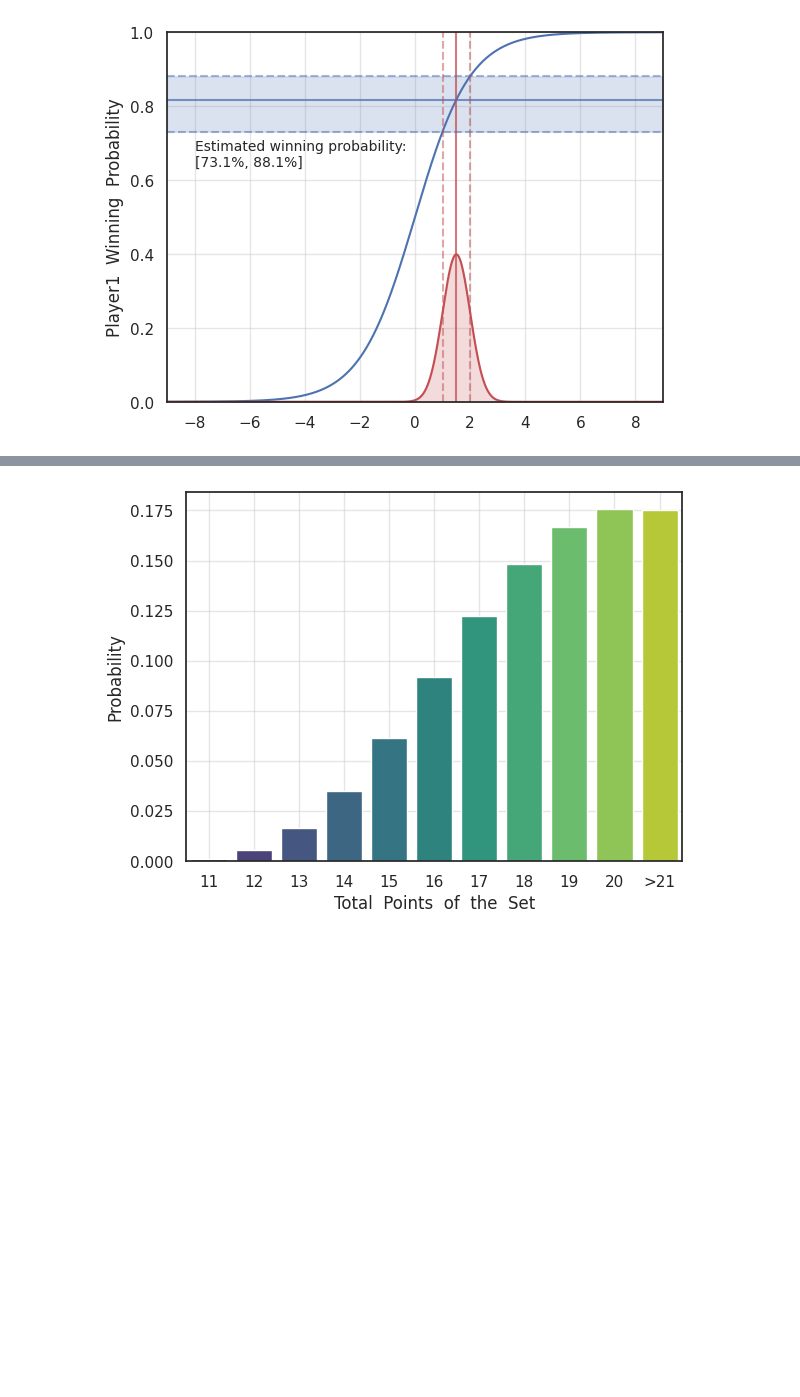
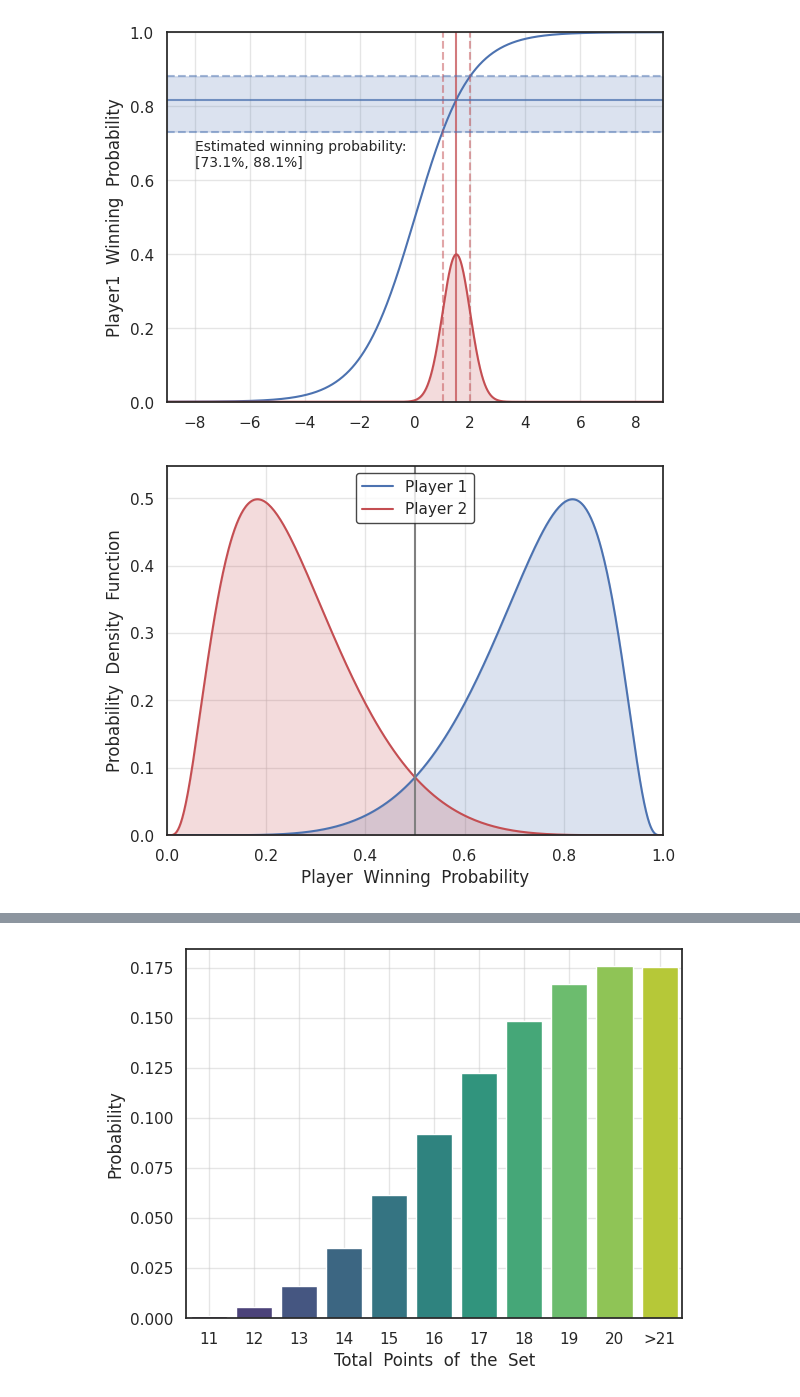
Before and after one commit to ansonkwokth/TableTennisPrediction, a Jupyter notebook: example.ipynb, the cells around one changed output, grey strips where cells are left out. Drawn from its saved outputs; the diff is of its cells as text; code cells hidden in the pictures; blank space fills up the shorter version.

```diff
--- a/example.ipynb
+++ b/example.ipynb
@@ -475,3 +475,43 @@ plt.ylabel("Player1  Winning  Probability");
 plt.margins(x=0)
 # %% [output]
 [figure]
+# %%
+
+from scipy.stats import norm
+
+x = np.linspace(-9, 9, 1000)
+# plt.plot(x, sigmoid(x))
+
+mu = 1.5
+sigma = 0.8
+y = sigmoid(norm.pdf(x, mu, sigma))  # Probability density function
+y = norm.pdf(x, mu, sigma)  # Probability density function
+z = sigmoid(x)
+
+# Plot the Gaussian distribution on top of the existing plot
+y_plot = y
+# y_plot = y_plot - min(y_plot)
+# line, = plt.plot(x, y_plot, 'r-', label='Gaussian Distribution')
+line, = plt.plot(z, y_plot, 'b-', label='Player 1')
+plt.fill_between(z, y_plot, color=line.get_color(), alpha=0.2)
+line, = plt.plot(1-z, y_plot, 'r-', label='Player 2')
+plt.fill_between(1-z, y_plot, color=line.get_color(), alpha=0.2)
+# plt.fill_between(x, y_plot, color=line.get_color(), alpha=0.2)
+
+
+plt.axvline(0.5, color='grey')
+# Add gridlines
+plt.grid(True, linestyle='-', alpha=0.5)
+# plt.yticks([])
+plt.xlim(0, 1)
+plt.ylim(0, max(y_plot)*1.1)
+plt.ylabel("Probability  Density  Function");
+plt.xlabel("Player  Winning  Probability");
+legend = plt.legend()
+frame = legend.get_frame()
+frame.set_facecolor('white')
+frame.set_edgecolor('k')
+
+plt.margins(x=0)
+# %% [output]
+[figure, added]
```
Also changed, not shown: parts of 10 cells of this notebook.
